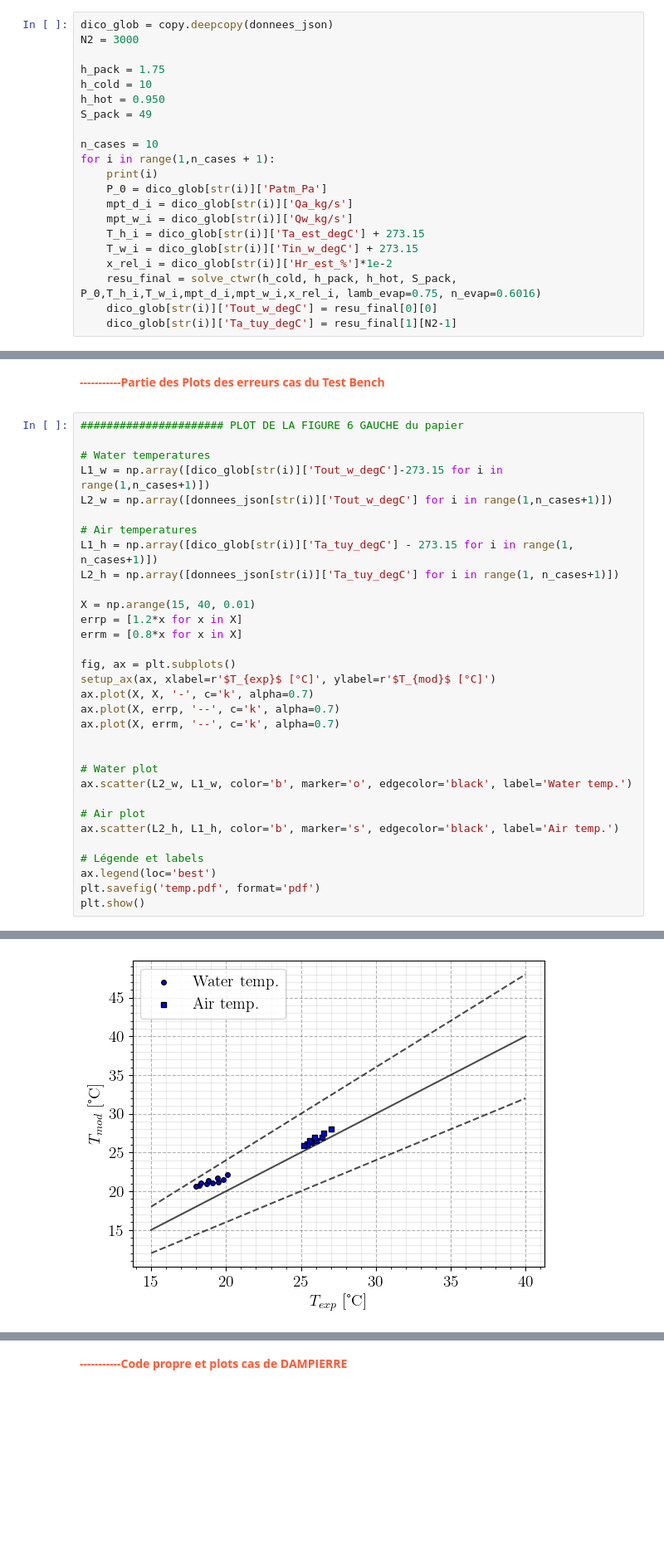
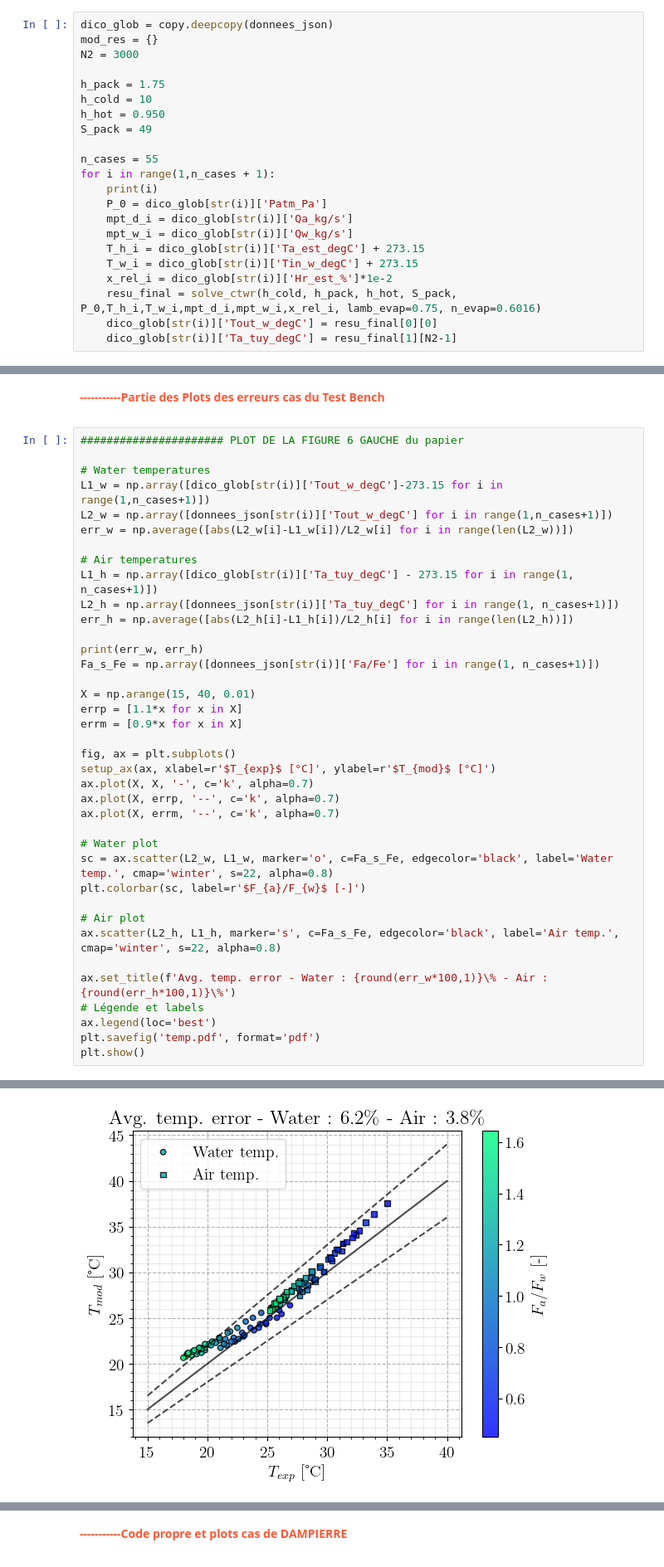
Before and after one commit to lucfavre/ctwr_model, a Jupyter notebook: comp_mistral.ipynb, the cells around one changed output, grey strips where cells are left out. Shown at 83% size. Saved outputs shown, nothing was run; the diff lists cells and outputs as text; blank space fills up the shorter version.

Commit message:
Updating figures for ctwr model comparison

```diff
--- a/comp_mistral.ipynb
+++ b/comp_mistral.ipynb
@@ -38,6 +38,7 @@ $x^{H}-x_{sat}(T_{h}(H)) = \frac{\dot{m_{gout}}}{\dot{m_{d}}}$
 </font>
 # %%
 dico_glob = copy.deepcopy(donnees_json)
+mod_res = {}
 N2 = 3000
 
 h_pack = 1.75
@@ -45,7 +46,7 @@ h_cold = 10
 h_hot = 0.950
 S_pack = 49
 
-n_cases = 10
+n_cases = 55
 for i in range(1,n_cases + 1):
     print(i)
     P_0 = dico_glob[str(i)]['Patm_Pa']
@@ -81,14 +89,19 @@ for i in range(1,n_cases + 1):
 # Water temperatures
 L1_w = np.array([dico_glob[str(i)]['Tout_w_degC']-273.15 for i in range(1,n_cases+1)])
 L2_w = np.array([donnees_json[str(i)]['Tout_w_degC'] for i in range(1,n_cases+1)])
+err_w = np.average([abs(L2_w[i]-L1_w[i])/L2_w[i] for i in range(len(L2_w))])
 
 # Air temperatures
 L1_h = np.array([dico_glob[str(i)]['Ta_tuy_degC'] - 273.15 for i in range(1, n_cases+1)])
 L2_h = np.array([donnees_json[str(i)]['Ta_tuy_degC'] for i in range(1, n_cases+1)])
+err_h = np.average([abs(L2_h[i]-L1_h[i])/L2_h[i] for i in range(len(L2_h))])
+
+print(err_w, err_h)
+Fa_s_Fe = np.array([donnees_json[str(i)]['Fa/Fe'] for i in range(1, n_cases+1)])
 
 X = np.arange(15, 40, 0.01)
-errp = [1.2*x for x in X]
-errm = [0.8*x for x in X]
+errp = [1.1*x for x in X]
+errm = [0.9*x for x in X]
 
 fig, ax = plt.subplots()
 setup_ax(ax, xlabel=r'$T_{exp}$ [°C]', ylabel=r'$T_{mod}$ [°C]')
@@ -96,13 +109,14 @@ ax.plot(X, X, '-', c='k', alpha=0.7)
 ax.plot(X, errp, '--', c='k', alpha=0.7)
 ax.plot(X, errm, '--', c='k', alpha=0.7)
 
-
 # Water plot
-ax.scatter(L2_w, L1_w, color='b', marker='o', edgecolor='black', label='Water temp.')
+sc = ax.scatter(L2_w, L1_w, marker='o', c=Fa_s_Fe, edgecolor='black', label='Water temp.', cmap='winter', s=22, alpha=0.8)
+plt.colorbar(sc, label=r'$F_{a}/F_{w}$ [-]')
 
 # Air plot
-ax.scatter(L2_h, L1_h, color='b', marker='s', edgecolor='black', label='Air temp.')
+ax.scatter(L2_h, L1_h, marker='s', c=Fa_s_Fe, edgecolor='black', label='Air temp.', cmap='winter', s=22, alpha=0.8)
 
+ax.set_title(f'Avg. temp. error - Water : {round(err_w*100,1)}\% - Air : {round(err_h*100,1)}\%')
 # Légende et labels
 ax.legend(loc='best')
 plt.savefig('temp.pdf', format='pdf')
@@ -111 +126 @@ plt.show()
-[figure, old version]
+[figure, new version]
```
Also changed, not shown: parts of 6 cells of this notebook, 1 other file.
